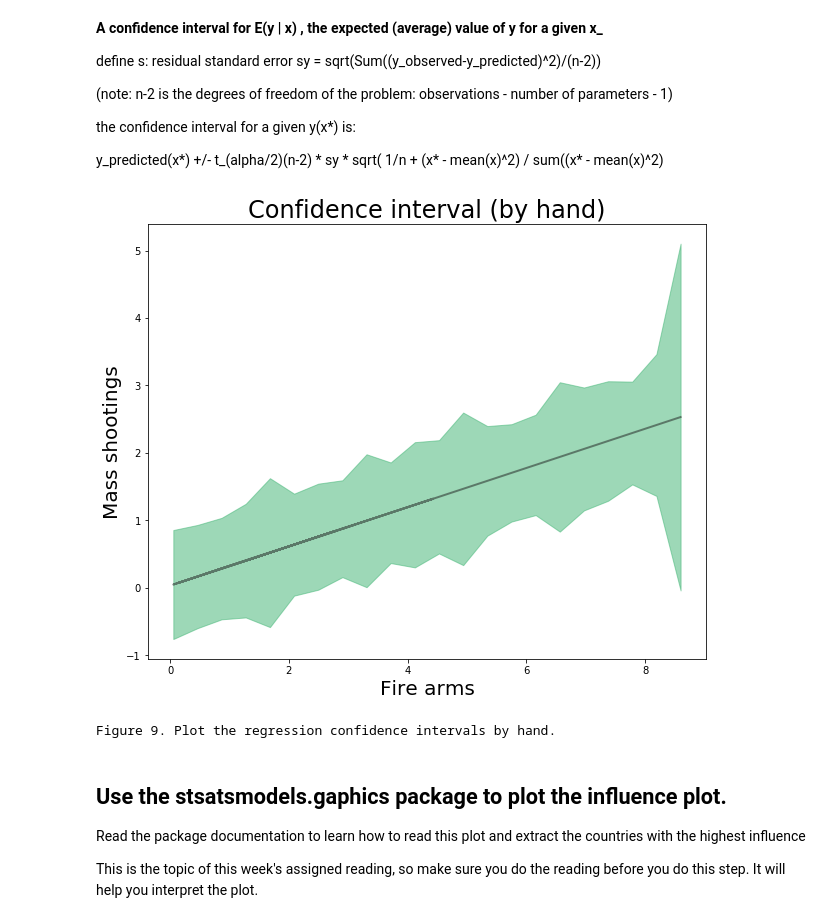
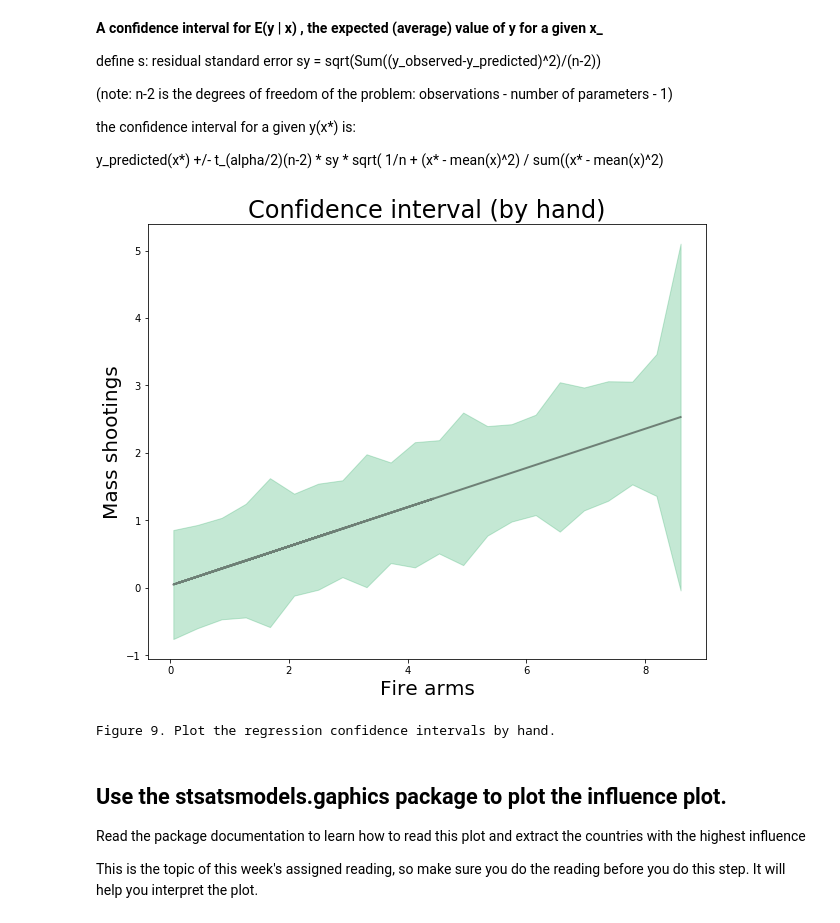
Before and after one commit to sebscho/PUI2017_lz1714, a Jupyter notebook: HW5_lz1714/Assignment3.ipynb, the cells around one changed output. Cells and saved outputs as stored; diff of their text form; code cells hidden in the pictures.

```diff
--- a/HW5_lz1714/Assignment3.ipynb
+++ b/HW5_lz1714/Assignment3.ipynb
@@ -442,26 +436,26 @@ y_predicted(x*) +/- t_(alpha/2)(n-2) * sy * sqrt( 1/n + (x* - mean(x)^2) / sum((
 # %%
 x = df['cfa_pp_oom']
 y_model = lm_wls.predict()
 
 n = len(df)
 fig, ax = plt.subplots(figsize=(10, 8))
 ax.plot(x,y_model,'-', color='0.1', linewidth='2', alpha=0.5, label='Fit')
 
 x2 = np.linspace(np.min(x), np.max(x), 22)
 y2 = np.linspace(np.min(y_model), np.max(y_model), 22)
 
 t = stats.t.ppf(0.975, n-2)
 sy = np.sqrt(sum((df['ms_pp_oom'] - y_model) ** 2) / (n-2))
 CI = t*sy*np.sqrt(1/n +(x-np.mean(x))**2/np.sum((x-np.mean(x))**2))
-ax.fill_between(x2, y2+CI, y2-CI, color='mediumseagreen', edgecolor='', alpha=0.5)
+ax.fill_between(x2, y2+CI, y2-CI, color='mediumseagreen', edgecolor='', alpha=0.3)
 
 plt.ylabel('Mass shootings', fontsize=20)
 plt.xlabel('Fire arms', fontsize=20)
 plt.title('Confidence interval (by hand)', fontsize=24)
 plt.show()
 print ('Figure 9. Plot the regression confidence intervals by hand.')
 # %% [output]
-[figure, old version]
+[figure, new version]
 Figure 9. Plot the regression confidence intervals by hand.
 # %% [markdown]
 ## Use the stsatsmodels.gaphics package to plot the influence plot.
```
Also changed, not shown: parts of 10 cells of this notebook.
